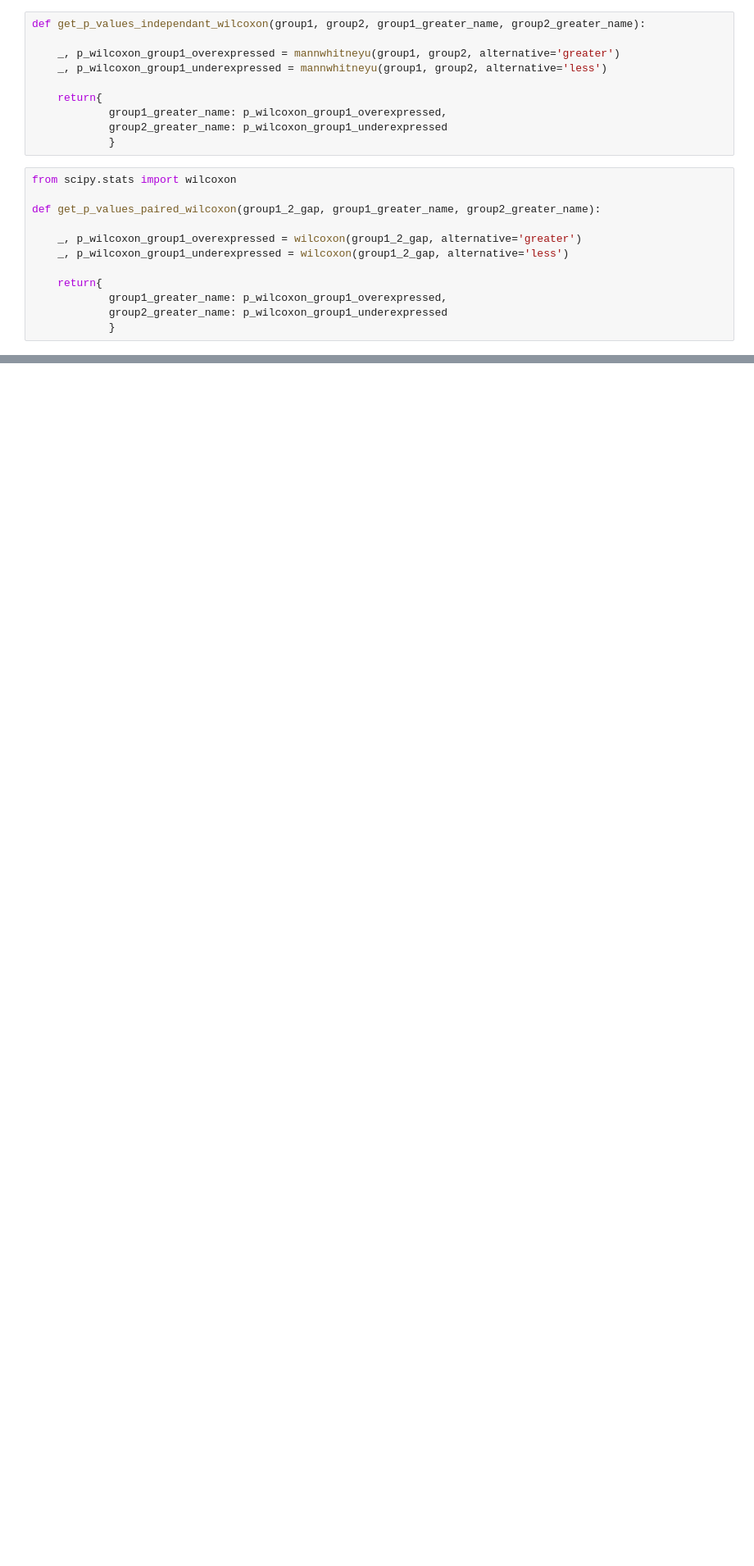
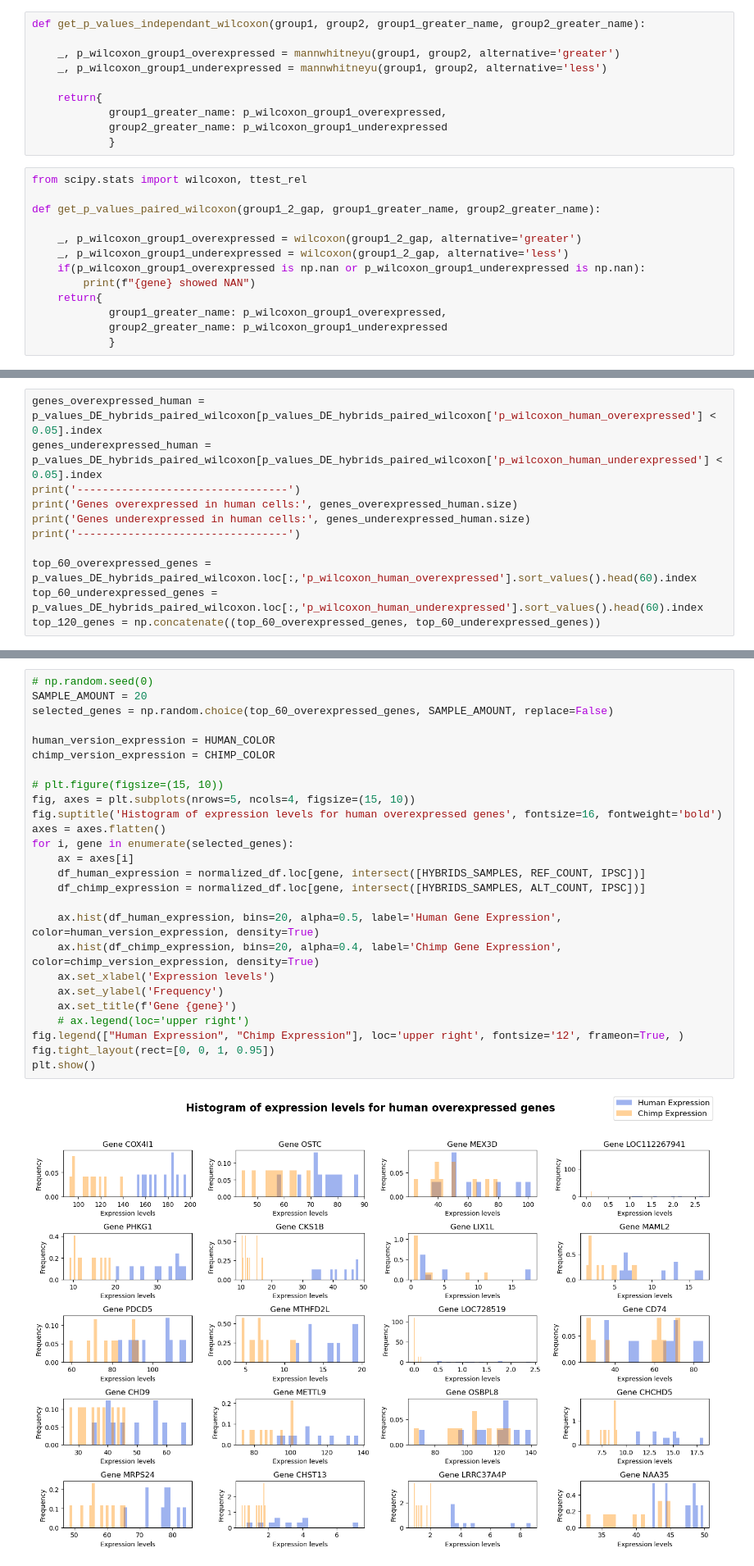
Before and after one commit to matanyaw9/iml_project, a Jupyter notebook: part_3.ipynb, the cells around one changed output, grey strips where cells are left out. Shown at 82% size. Saved outputs shown, nothing was run; the diff lists cells and outputs as text; blank space fills up the shorter version.

```diff
--- a/part_3.ipynb
+++ b/part_3.ipynb
@@ -341,13 +374,14 @@ def get_p_values_independant_wilcoxon(group1, group2, group1_greater_name, group
             group2_greater_name: p_wilcoxon_group1_underexpressed
             }
 # %%
-from scipy.stats import wilcoxon
+from scipy.stats import wilcoxon, ttest_rel
 
 def get_p_values_paired_wilcoxon(group1_2_gap, group1_greater_name, group2_greater_name):
 
     _, p_wilcoxon_group1_overexpressed = wilcoxon(group1_2_gap, alternative='greater')
     _, p_wilcoxon_group1_underexpressed = wilcoxon(group1_2_gap, alternative='less')
-
+    if(p_wilcoxon_group1_overexpressed is np.nan or p_wilcoxon_group1_underexpressed is np.nan):
+        print(f"{gene} showed NAN")
     return{
             group1_greater_name: p_wilcoxon_group1_overexpressed,
             group2_greater_name: p_wilcoxon_group1_underexpressed
@@ -393,0 +406,11 @@ Index(['A4GALT', 'AASDH', 'ABCA8', 'ABCB7', 'ABCD2', 'ABCF1', 'ABCF2',
+# %%
+genes_overexpressed_human = p_values_DE_hybrids_paired_wilcoxon[p_values_DE_hybrids_paired_wilcoxon['p_wilcoxon_human_overexpressed'] < 0.05].index
+genes_underexpressed_human = p_values_DE_hybrids_paired_wilcoxon[p_values_DE_hybrids_paired_wilcoxon['p_wilcoxon_human_underexpressed'] < 0.05].index
+print('---------------------------------')
+print('Genes overexpressed in human cells:', genes_overexpressed_human.size)
+print('Genes underexpressed in human cells:', genes_underexpressed_human.size)
+print('---------------------------------')
+
+top_60_overexpressed_genes = p_values_DE_hybrids_paired_wilcoxon.loc[:,'p_wilcoxon_human_overexpressed'].sort_values().head(60).index
+top_60_underexpressed_genes = p_values_DE_hybrids_paired_wilcoxon.loc[:,'p_wilcoxon_human_underexpressed'].sort_values().head(60).index
+top_120_genes = np.concatenate((top_60_overexpressed_genes, top_60_underexpressed_genes))
@@ -393,0 +422,28 @@ Index(['A4GALT', 'AASDH', 'ABCA8', 'ABCB7', 'ABCD2', 'ABCF1', 'ABCF2',
+# %%
+# np.random.seed(0)
+SAMPLE_AMOUNT = 20
+selected_genes = np.random.choice(top_60_overexpressed_genes, SAMPLE_AMOUNT, replace=False)
+
+human_version_expression = HUMAN_COLOR
+chimp_version_expression = CHIMP_COLOR
+
+# plt.figure(figsize=(15, 10))
+fig, axes = plt.subplots(nrows=5, ncols=4, figsize=(15, 10))
+fig.suptitle('Histogram of expression levels for human overexpressed genes', fontsize=16, fontweight='bold')
+axes = axes.flatten()
+for i, gene in enumerate(selected_genes):
+    ax = axes[i]
+    df_human_expression = normalized_df.loc[gene, intersect([HYBRIDS_SAMPLES, REF_COUNT, IPSC])]
+    df_chimp_expression = normalized_df.loc[gene, intersect([HYBRIDS_SAMPLES, ALT_COUNT, IPSC])]
+
+    ax.hist(df_human_expression, bins=20, alpha=0.5, label='Human Gene Expression', color=human_version_expression, density=True)
+    ax.hist(df_chimp_expression, bins=20, alpha=0.4, label='Chimp Gene Expression', color=chimp_version_expression, density=True)
+    ax.set_xlabel('Expression levels')
+    ax.set_ylabel('Frequency')
+    ax.set_title(f'Gene {gene}')
+    # ax.legend(loc='upper right')
+fig.legend(["Human Expression", "Chimp Expression"], loc='upper right', fontsize='12', frameon=True, )
+fig.tight_layout(rect=[0, 0, 1, 0.95])
+plt.show()
+# %% [output]
+[figure, added]
```
Also changed, not shown: parts of 17 cells of this notebook, 1 other file.
